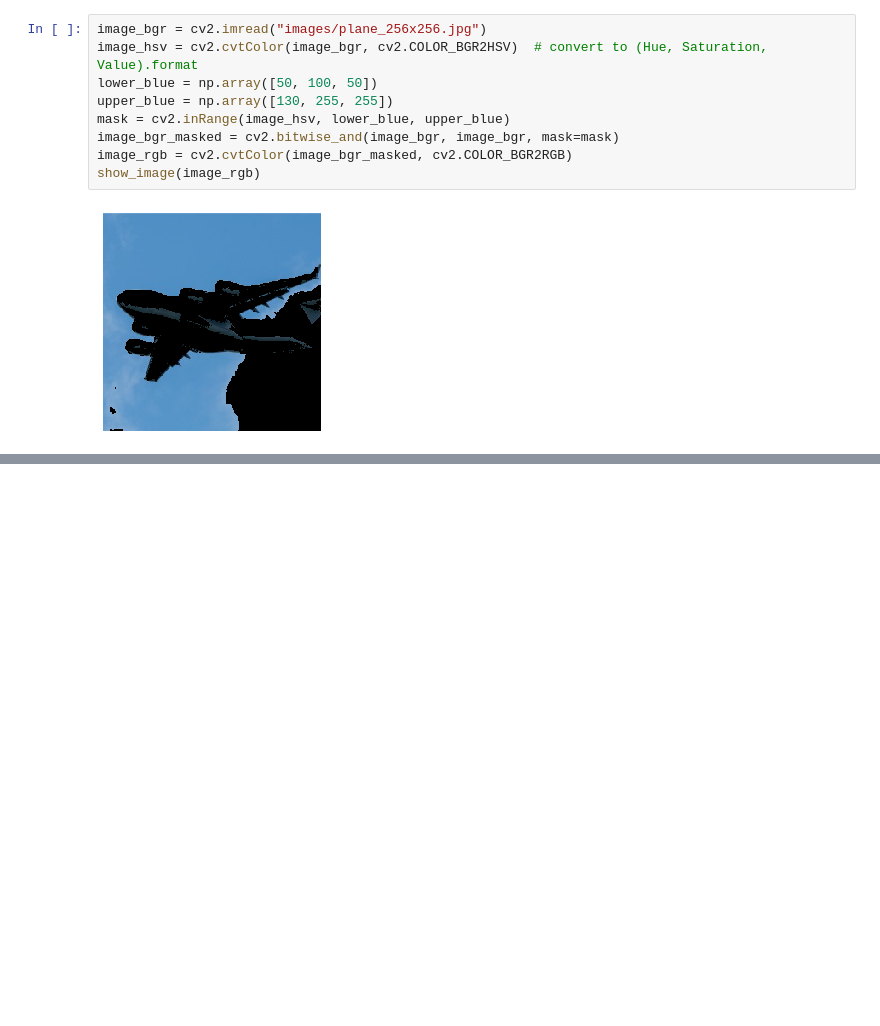
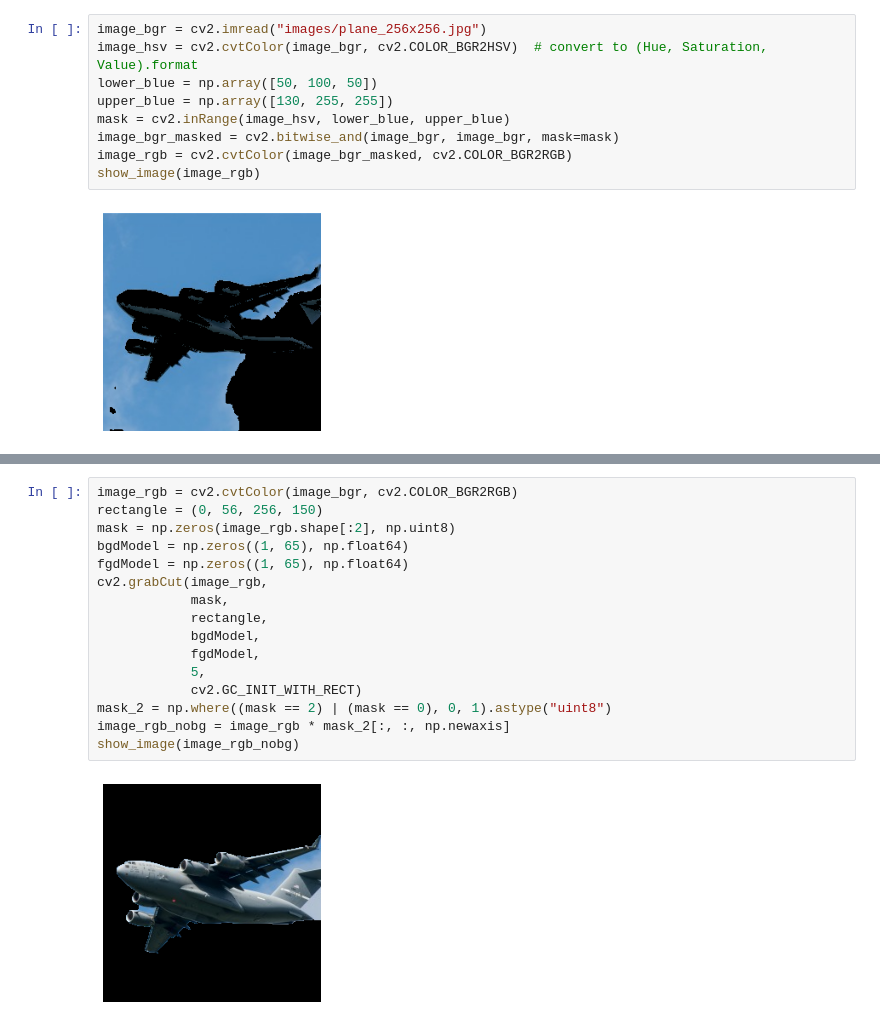
Before and after one commit to ArchieDash/O-REILLY-Machine-Learning, a Jupyter notebook: Chapter_8.ipynb, the cells around one changed output, grey strips where cells are left out. Saved outputs shown, nothing was run; the diff lists cells and outputs as text; blank space fills up the shorter version.

Commit message:
Images processing

```diff
--- a/Chapter_8.ipynb
+++ b/Chapter_8.ipynb
@@ -128,0 +145,18 @@ show_image(image_binarized)
+# %%
+image_rgb = cv2.cvtColor(image_bgr, cv2.COLOR_BGR2RGB)
+rectangle = (0, 56, 256, 150)
+mask = np.zeros(image_rgb.shape[:2], np.uint8)
+bgdModel = np.zeros((1, 65), np.float64)
+fgdModel = np.zeros((1, 65), np.float64)
+cv2.grabCut(image_rgb,
+            mask,
+            rectangle,
+            bgdModel,
+            fgdModel,
+            5,
+            cv2.GC_INIT_WITH_RECT)
+mask_2 = np.where((mask == 2) | (mask == 0), 0, 1).astype("uint8")
+image_rgb_nobg = image_rgb * mask_2[:, :, np.newaxis]
+show_image(image_rgb_nobg)
+# %% [output]
+[figure, added]
```
Also changed, not shown: parts of 17 cells of this notebook.
